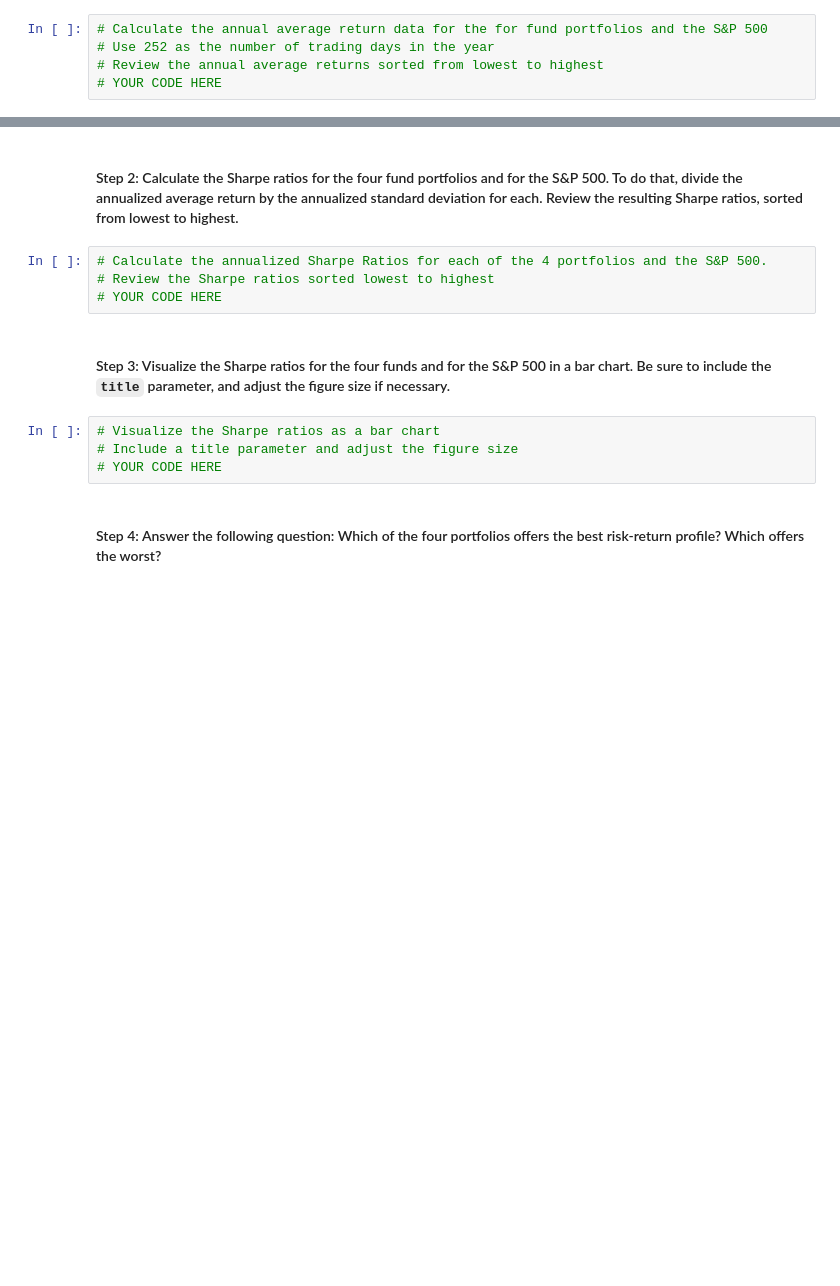
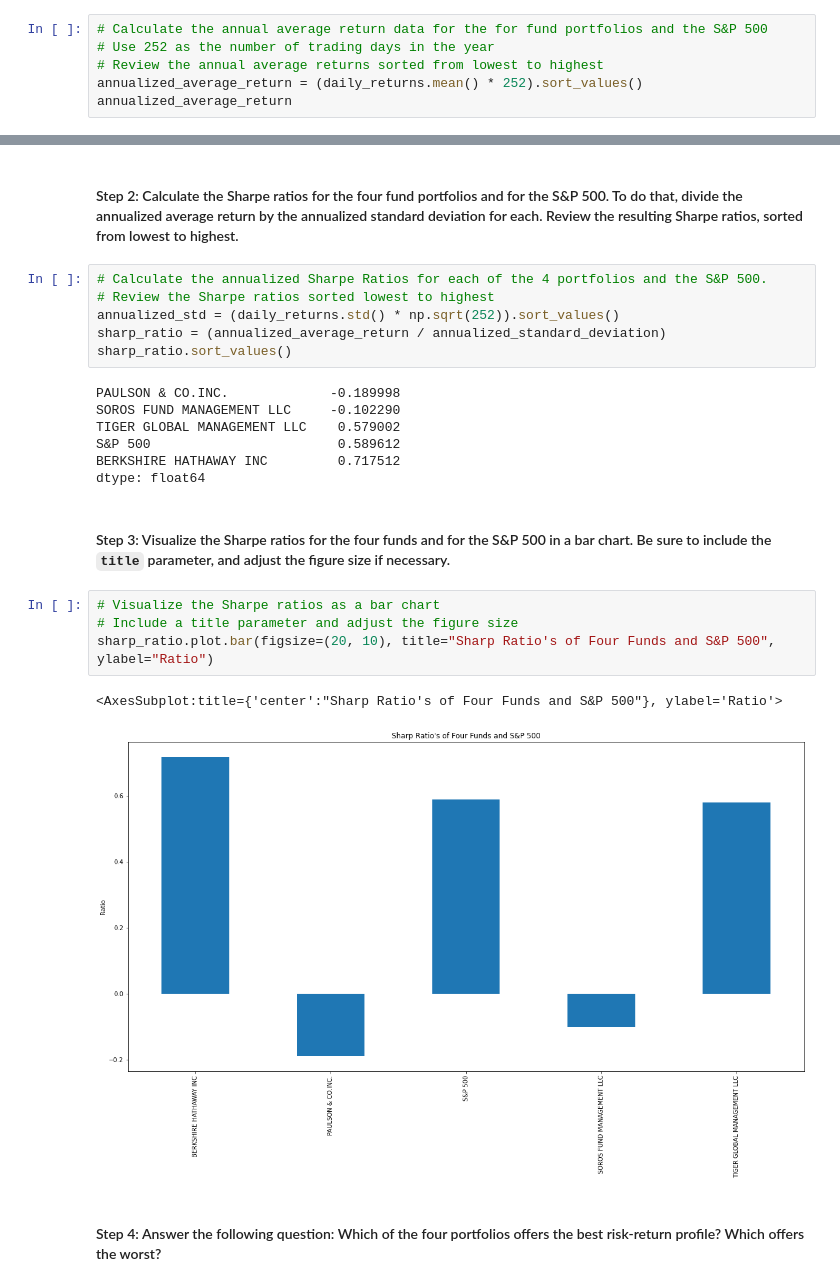
Before and after one commit to kheller18/retirement-portfolio-planning, a Jupyter notebook: risk_return_analysis.ipynb, the cells around one changed output, grey strips where cells are left out. Cells and saved outputs as stored; diff of their text form; blank space fills up the shorter version.

Commit message:
risk return analysis completed and sharpe ratio calculated and plotted

```diff
--- a/risk_return_analysis.ipynb
+++ b/risk_return_analysis.ipynb
@@ -317,4 +317,5 @@ To determine the overall risk of an asset or portfolio, quantitative analysts an
 # Calculate the annual average return data for the for fund portfolios and the S&P 500
 # Use 252 as the number of trading days in the year
 # Review the annual average returns sorted from lowest to highest
-# YOUR CODE HERE
+annualized_average_return = (daily_returns.mean() * 252).sort_values()
+annualized_average_return
@@ -323,13 +331,25 @@ To determine the overall risk of an asset or portfolio, quantitative analysts an
 # %%
 # Calculate the annualized Sharpe Ratios for each of the 4 portfolios and the S&P 500.
 # Review the Sharpe ratios sorted lowest to highest
-# YOUR CODE HERE
+annualized_std = (daily_returns.std() * np.sqrt(252)).sort_values()
+sharp_ratio = (annualized_average_return / annualized_standard_deviation)
+sharp_ratio.sort_values()
+# %% [output]
+PAULSON & CO.INC.             -0.189998
+SOROS FUND MANAGEMENT LLC     -0.102290
+TIGER GLOBAL MANAGEMENT LLC    0.579002
+S&P 500                        0.589612
+BERKSHIRE HATHAWAY INC         0.717512
+dtype: float64
 # %% [markdown]
 #### Step 3: Visualize the Sharpe ratios for the four funds and for the S&P 500 in a bar chart. Be sure to include the `title` parameter, and adjust the figure size if necessary.
 # %%
 # Visualize the Sharpe ratios as a bar chart
 # Include a title parameter and adjust the figure size
-# YOUR CODE HERE
+sharp_ratio.plot.bar(figsize=(20, 10), title="Sharp Ratio's of Four Funds and S&P 500", ylabel="Ratio")
+# %% [output]
+<AxesSubplot:title={'center':"Sharp Ratio's of Four Funds and S&P 500"}, ylabel='Ratio'>
+[figure, added]
 # %% [markdown]
 #### Step 4: Answer the following question: Which of the four portfolios offers the best risk-return profile? Which offers the worst?
 # %% [markdown]
```
Also changed, not shown: parts of 2 cells of this notebook.
